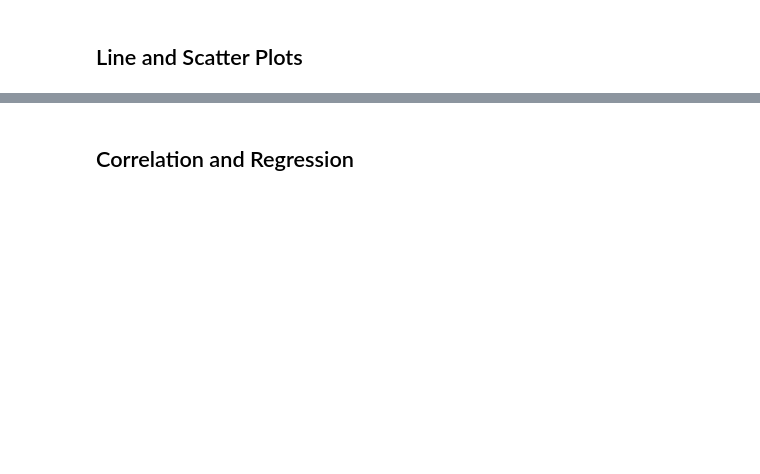
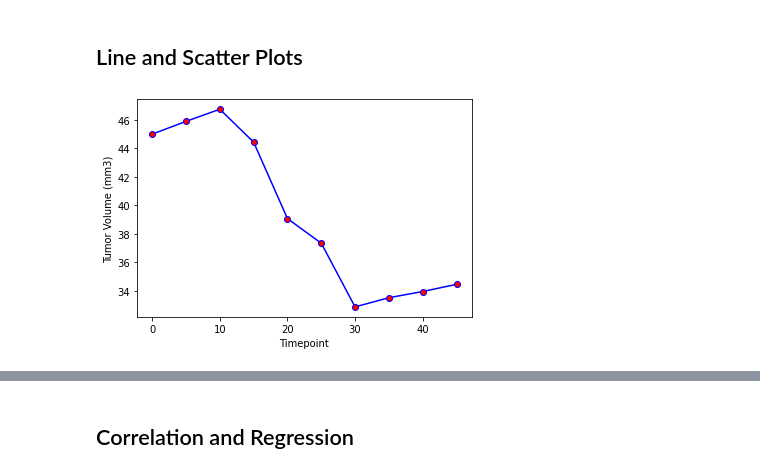
Before and after one commit to Epilena/Pymaceuticals-Matplotlib-, a Jupyter notebook: pymaceuticals_code.ipynb, the cells around one changed output, grey strips where cells are left out. Cells and saved outputs as stored; diff of their text form; code cells hidden in the pictures; blank space fills up the shorter version.

```diff
--- a/pymaceuticals_code.ipynb
+++ b/pymaceuticals_code.ipynb
@@ -241,5 +302,15 @@ for drug in drugs:
 ## Line and Scatter Plots
 # %%
 # Generate a line plot of tumor volume vs. time point for a mouse treated with Capomulin
+line_cap= study_data.loc[study_data["Mouse ID"]=="t565"]
+x_axis=line_cap["Timepoint"]
+y_axis=line_cap["Tumor Volume (mm3)"]
+plt.plot(x_axis, y_axis, color='blue', linestyle='solid', marker='o',
+     markerfacecolor='red', markersize=6)
+plt.xlabel('Timepoint')
+plt.ylabel('Tumor Volume (mm3)')
+plt.show()
+# %% [output]
+[figure, added]
 # %%
 # Generate a scatter plot of average tumor volume vs. mouse weight for the Capomulin regimen
```
Also changed, not shown: parts of 7 cells of this notebook, 1 other file.
